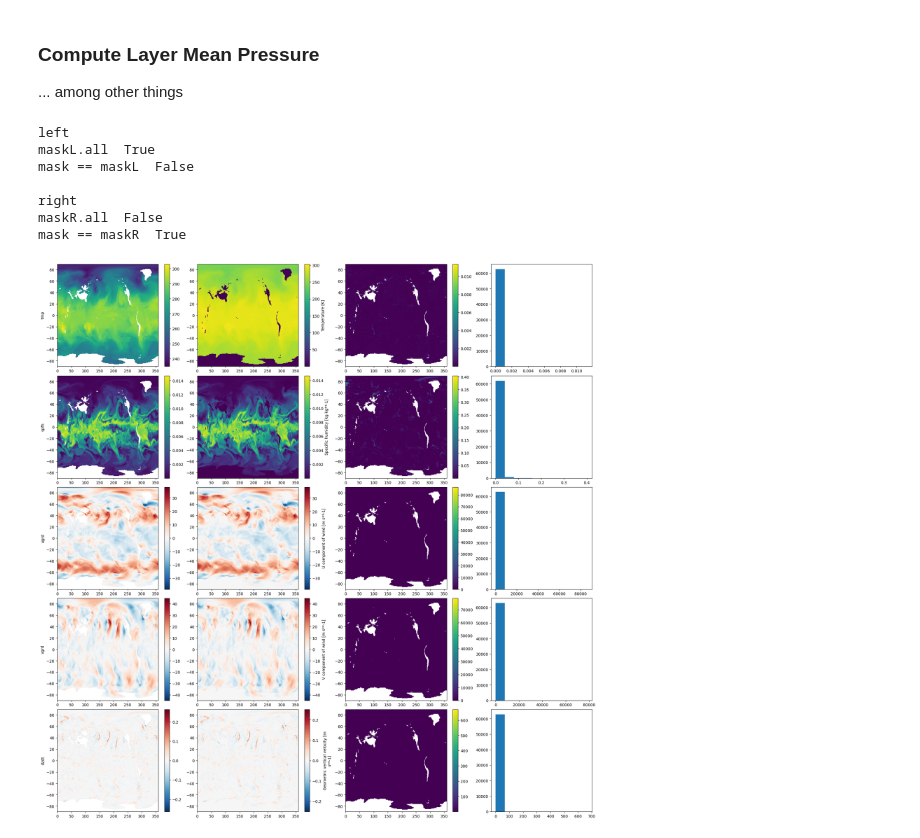
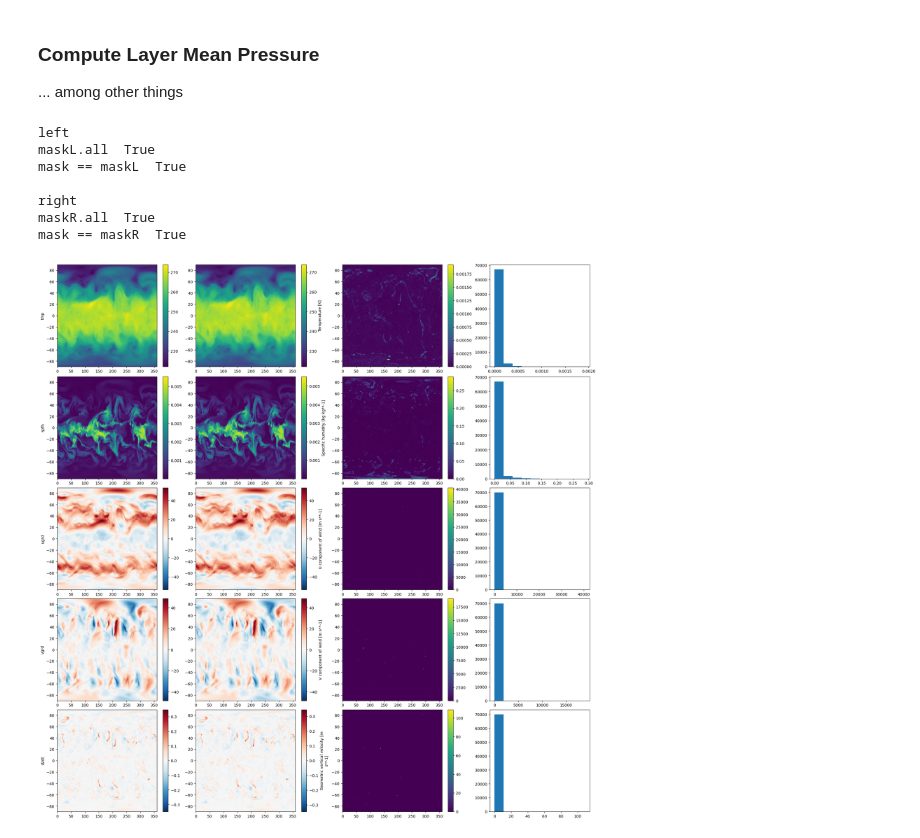
Before and after one commit to NOAA-PSL/graph-ufs, a Jupyter notebook: prototypes/p1/verify_pressure_interpolation.ipynb, the cells around one changed output. Drawn from its saved outputs; the diff is of its cells as text; code cells hidden in the pictures.

Commit message:
lots more plots, including diagnosed vs predicted and interp taken care of

```diff
--- a/prototypes/p1/verify_pressure_interpolation.ipynb
+++ b/prototypes/p1/verify_pressure_interpolation.ipynb
@@ -84,7 +84,7 @@ delz = rds["delz"]
 # %%
 prsl = lp.calc_layer_mean_pressure(rds["pressfc"], rds["tmp"], rds["spfh"], delz)
 # %%
-pstar = 850 # hPa
+pstar = 500 # hPa
 pstar *= 100 # Pa
 cds = lp._get_interp_coefficients(pstar, prsl)
 # %%
@@ -102,10 +102,10 @@ print("mask == maskR ", (mask == maskR).all().values)
 # %% [output]
 left
 maskL.all  True
-mask == maskL  False
+mask == maskL  True
 
 right
-maskR.all  False
+maskR.all  True
 mask == maskR  True
 # %%
 kw = {"pstar": pstar, "prsl": prsl, "cds": cds}
@@ -124,19 +124,19 @@ replay2grib = {
 # %%
 nrows = len(valstar)
 fig, axs = plt.subplots(nrows, 4, figsize=(20, 4*nrows), constrained_layout=True)
 
 for (key, xda), axr in zip(valstar.items(), axs):
 
-    gxda = grds[replay2grib[key]].sel(level=pstar/100).where(mask)
+    gxda = grds[replay2grib[key]].sel(level=pstar/100)#.where(mask)
     gxda = gxda.where(np.abs(gxda)>1e-6, 1e-6)
     diff = xda.where(mask) - gxda
     reldiff = np.abs(diff) / np.abs(gxda)
 
     xda.where(mask).plot(ax=axr[0])
     gxda.plot(ax=axr[1])
     reldiff.plot(ax=axr[2])
     reldiff.plot.hist(ax=axr[3])
     [ax.set(xlabel="", ylabel="", title="") for ax in axr]
     axr[0].set(ylabel=key)
 # %% [output]
-[figure, old version]
+[figure, new version]
```
Also changed, not shown: 6 other files.
